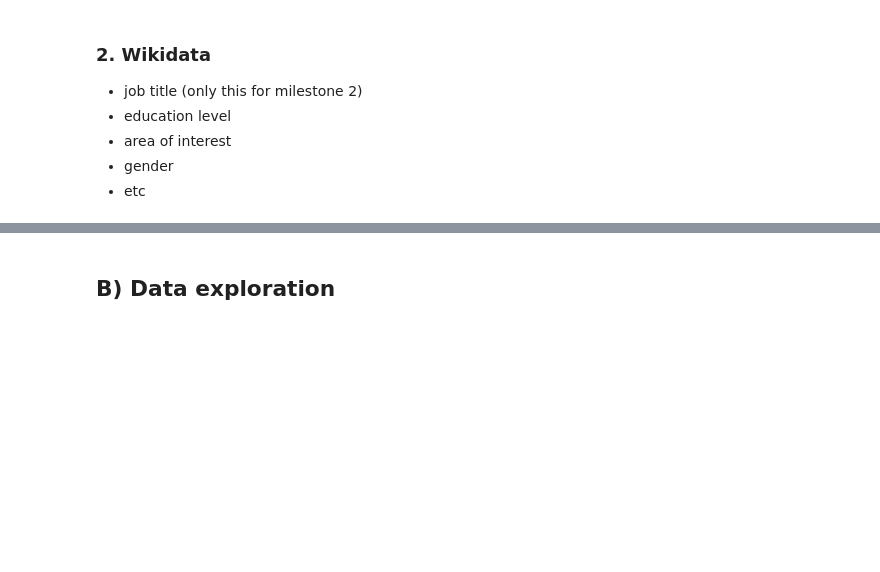
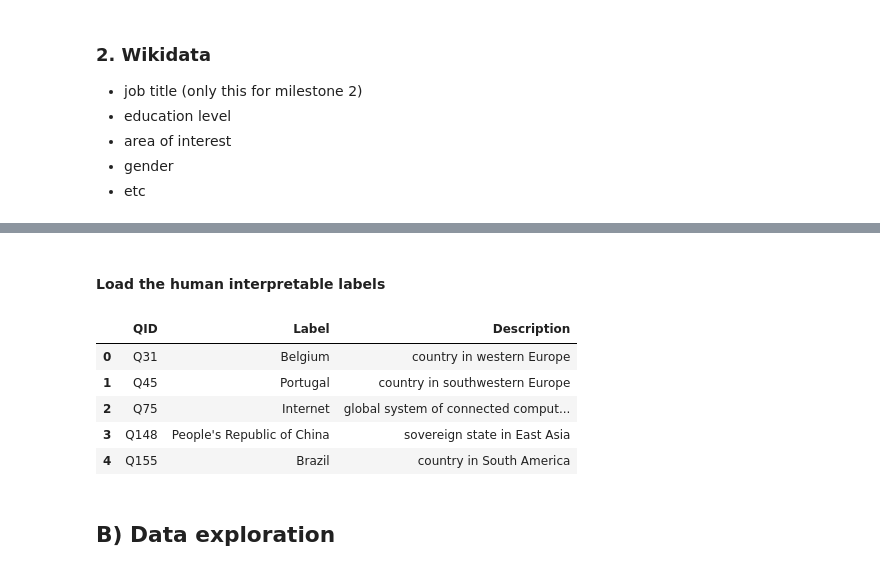
Before and after one commit to epfl-ada/ada-2021-project-i-did-ada-did-i, a Jupyter notebook: Pipeline.ipynb, the cells around one changed output, grey strips where cells are left out. Cells and saved outputs as stored; diff of their text form; code cells hidden in the pictures; blank space fills up the shorter version.

```diff
--- a/Pipeline.ipynb
+++ b/Pipeline.ipynb
@@ -59,3 +166,17 @@ df_quotes.head()
+# %% [markdown]
+#### Load the human interpretable labels
+# %%
+path_to_file = '/content/drive/MyDrive/ADA/Project datasets/wikidata_labels_descriptions_quotebank.csv.bz2'
+# Directly use the built-in pandas function as the CSV is quite small
+df_labels_wiki = pd.read_csv(path_to_file,  encoding='utf-8', compression="bz2")
+df_labels_wiki.head(5)
+# %% [output]
+|  | QID | Label | Description |
+| 0 | Q31 | Belgium | country in western Europe |
+| 1 | Q45 | Portugal | country in southwestern Europe |
+| 2 | Q75 | Internet | global system of connected comput... |
+| 3 | Q148 | People's Republic of China | sovereign state in East Asia |
+| 4 | Q155 | Brazil | country in South America |
 # %% [markdown]
 ## B) Data exploration
 # %%
```
Also changed, not shown: parts of 39 cells of this notebook.
